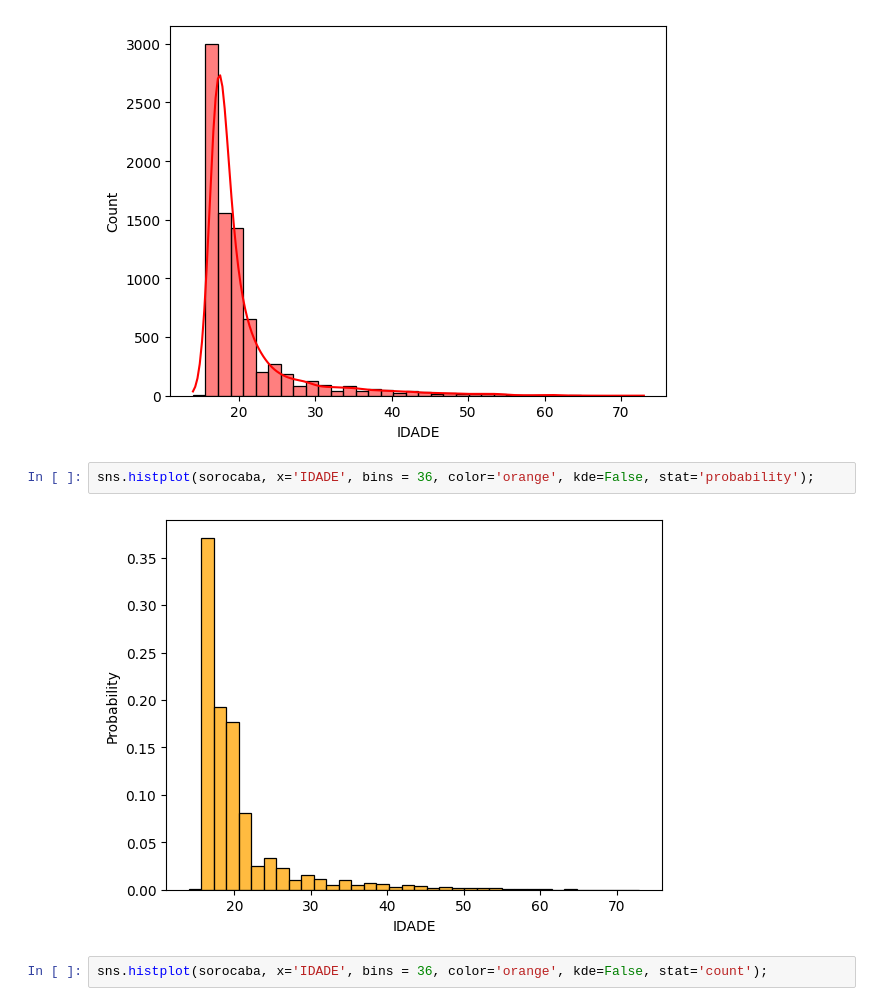
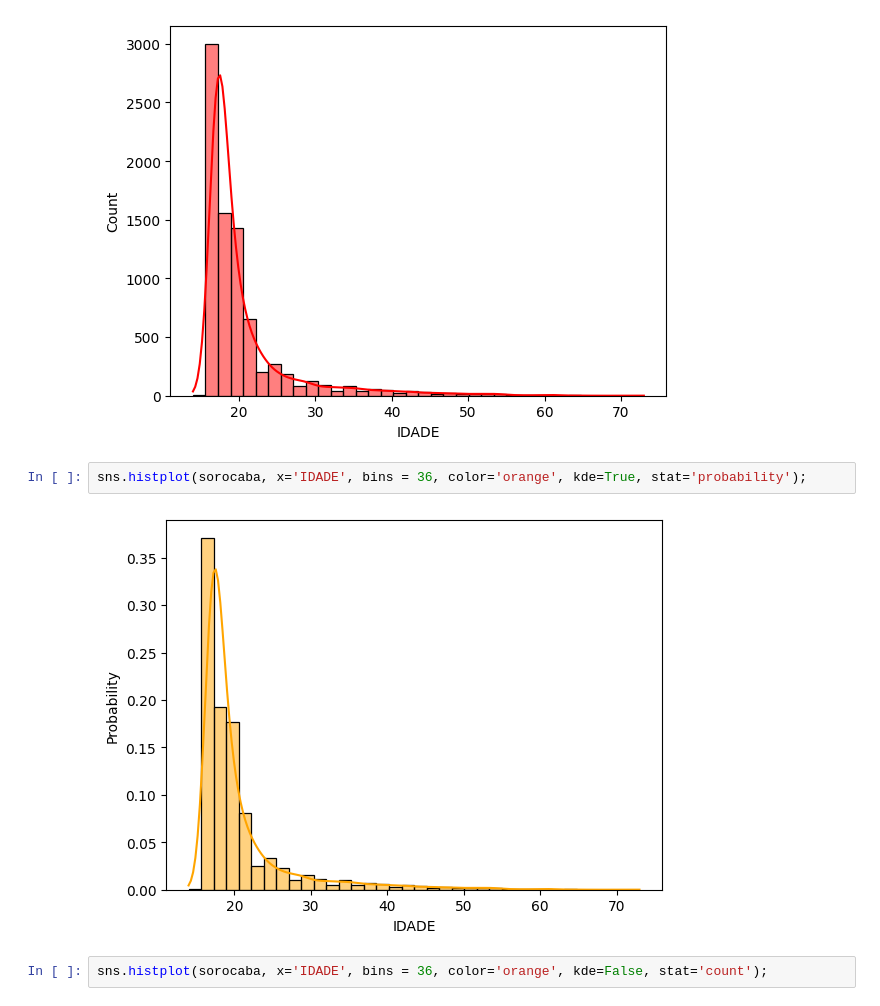
Before and after one commit to bernaRocha/udemy_Estatistica-para-Analise-de-Dados-com-Python, a Jupyter notebook: 03_distribuicao-frequencia.ipynb, the cells around one changed output. Drawn from its saved outputs; the diff is of its cells as text.

```diff
--- a/03_distribuicao-frequencia.ipynb
+++ b/03_distribuicao-frequencia.ipynb
@@ -259,9 +259,9 @@ sns.histplot(sorocaba.IDADE, bins = 36, color='red', kde=True);
 # %% [output]
 [figure]
 # %%
-sns.histplot(sorocaba, x='IDADE', bins = 36, color='orange', kde=False, stat='probability');
+sns.histplot(sorocaba, x='IDADE', bins = 36, color='orange', kde=True, stat='probability');
 # %% [output]
-[figure, old version]
+[figure, new version]
 # %%
 sns.histplot(sorocaba, x='IDADE', bins = 36, color='orange', kde=False, stat='count');
 # %% [output]
```
Also changed, not shown: parts of 2 cells of this notebook, 2 other files.
